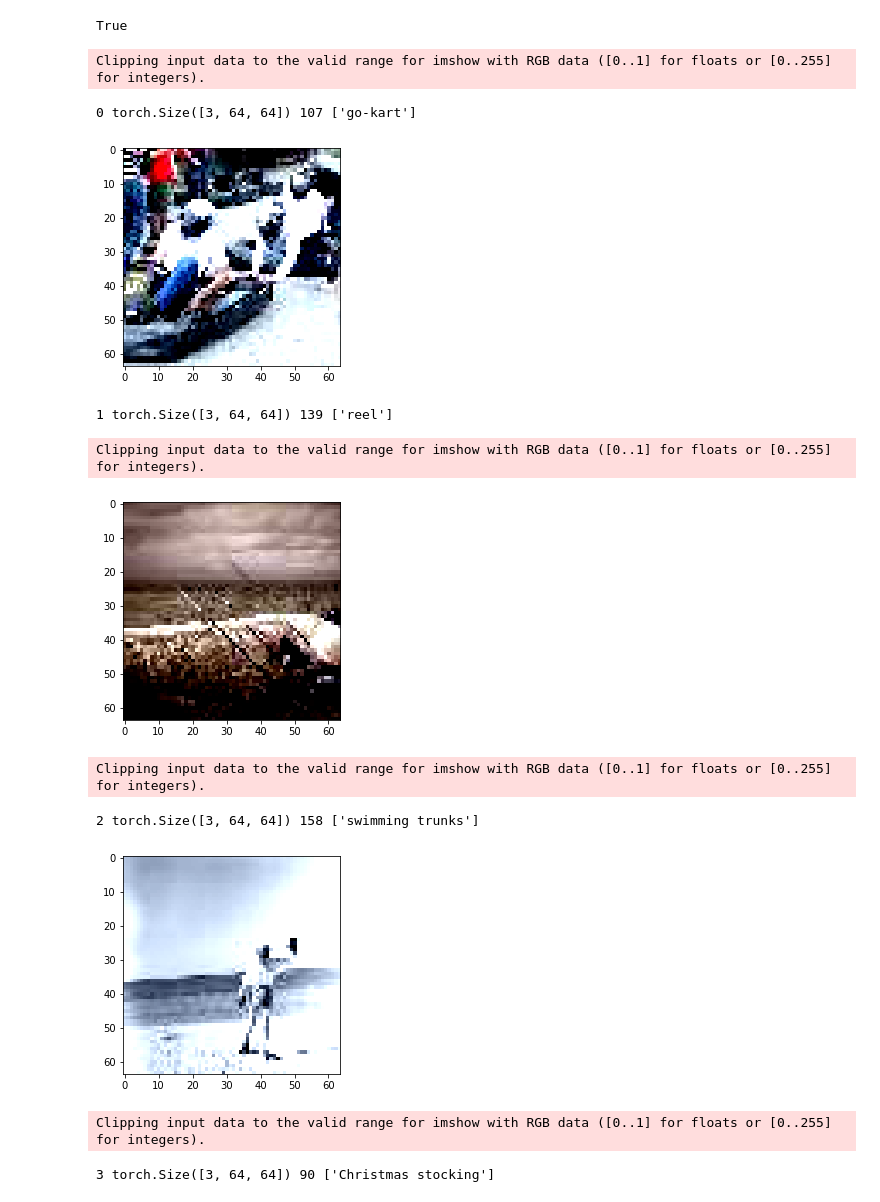
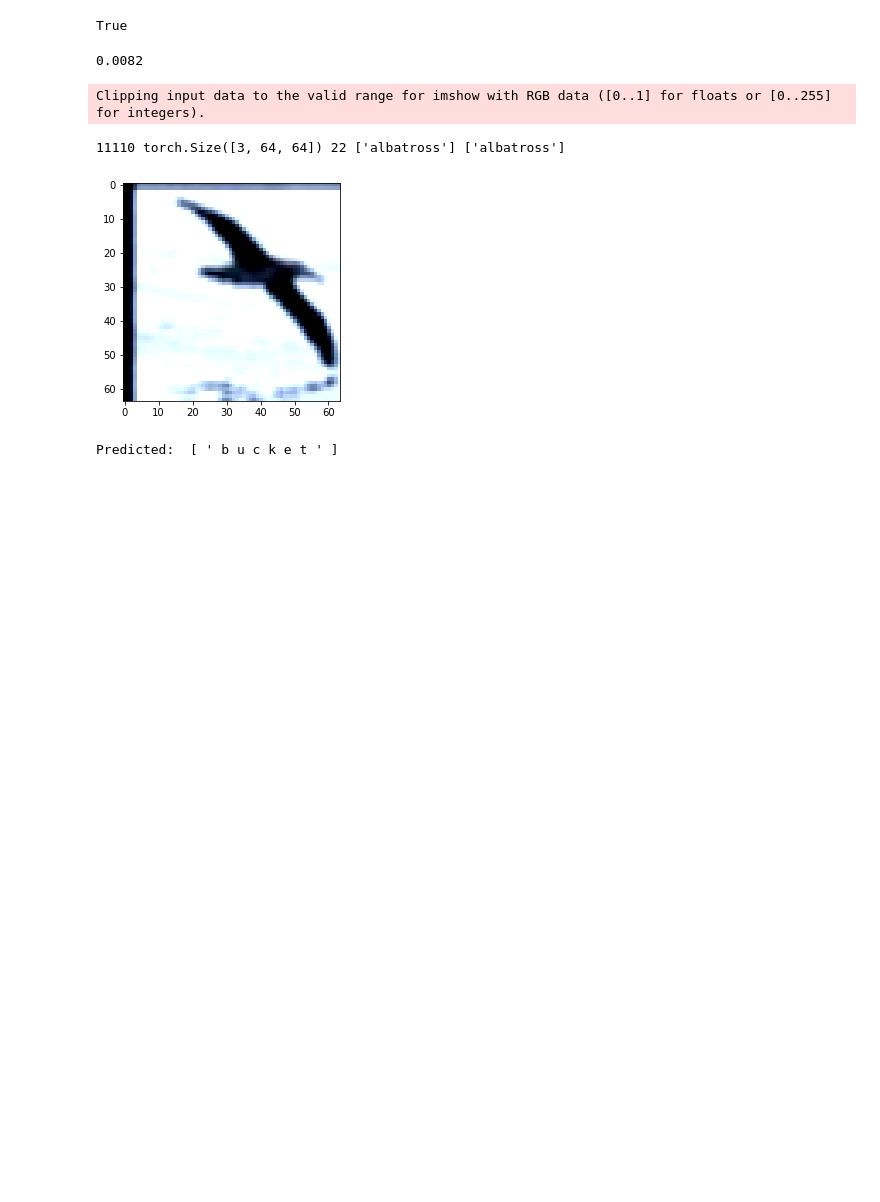
Before and after one commit to Bessgendre/Tiny-ImageNet, a Jupyter notebook: debug_dataset.ipynb, the cells around one changed output. Drawn from its saved outputs; the diff is of its cells as text; code cells hidden in the pictures; blank space fills up the shorter version.

Commit message:
add models and still cannot findout the problem

```diff
--- a/debug_dataset.ipynb
+++ b/debug_dataset.ipynb
@@ -170,22 +145,48 @@ Clipping input data to the valid range for imshow with RGB data ([0..1] for floa
 train_dataset.class_to_label == val_dataset.class_to_label
 # %% [output]
 True
+# %%
+import torchvision.models as models
+import torch.backends.cudnn as cudnn
+
+# import the pth data, which was trained on 4 GPUs. make it run on CPU
+device = torch.device("cpu")
+save_path = "./model_5.pth"
+
+net = models.resnet18(pretrained = False, num_classes = 200)
+
+cudnn.benchmark = True
+
+# load the model trained on 4 GPUs
+net.load_state_dict({k.replace('module.',''):v for k,v in torch.load(save_path, map_location = device).items()})
+
+# test the model with validation set
+correct = 0
+total = 0
+with torch.no_grad():
+    for data in val_dataset:
+        images, labels = data
+        outputs = net(images.unsqueeze(0))
+        _, predicted = torch.max(outputs.data, 1)
+        total += 1
+        correct += (predicted == labels).sum().item()
+
+correct/total
+# %% [output]
+0.0082
 # %%
-# show the first 4 images in the training set
-for i in range(0, 4):
-    sample = val_dataset[i]
-    print(i, sample[0].size(), sample[1],train_dataset.return_label(torch.tensor([sample[1]])))
+# test the model with the first 4 images in the training set
+for i in range(11110, 11111):
+    sample = train_dataset[i]
+    print(i, sample[0].size(), sample[1],train_dataset.return_label(torch.tensor([sample[1]])),val_dataset.return_label(torch.tensor([sample[1]])))
     # show images
     imshow(sample[0])
+    # predict the label
+    outputs = net(sample[0].unsqueeze(0))
+    _, predicted = torch.max(outputs.data, 1)
+    print('Predicted: ', ' '.join('%5s' % train_dataset.return_label(predicted)))
 # %% [output]
 Clipping input data to the valid range for imshow with RGB data ([0..1] for floats or [0..255] for integers).
-0 torch.Size([3, 64, 64]) 107 ['go-kart']
+11110 torch.Size([3, 64, 64]) 22 ['albatross'] ['albatross']
-[figure, old version]
+[figure, new version]
-1 torch.Size([3, 64, 64]) 139 ['reel']
+Predicted:  [ ' b u c k e t ' ]
-Clipping input data to the valid range for imshow with RGB data ([0..1] for floats or [0..255] for integers).
-[figure, removed]
-Clipping input data to the valid range for imshow with RGB data ([0..1] for floats or [0..255] for integers).
-2 torch.Size([3, 64, 64]) 158 ['swimming trunks']
-[figure, removed]
-Clipping input data to the valid range for imshow with RGB data ([0..1] for floats or [0..255] for integers).
-3 torch.Size([3, 64, 64]) 90 ['Christmas stocking']
```
Also changed, not shown: parts of 8 cells of this notebook, 4 other files.
